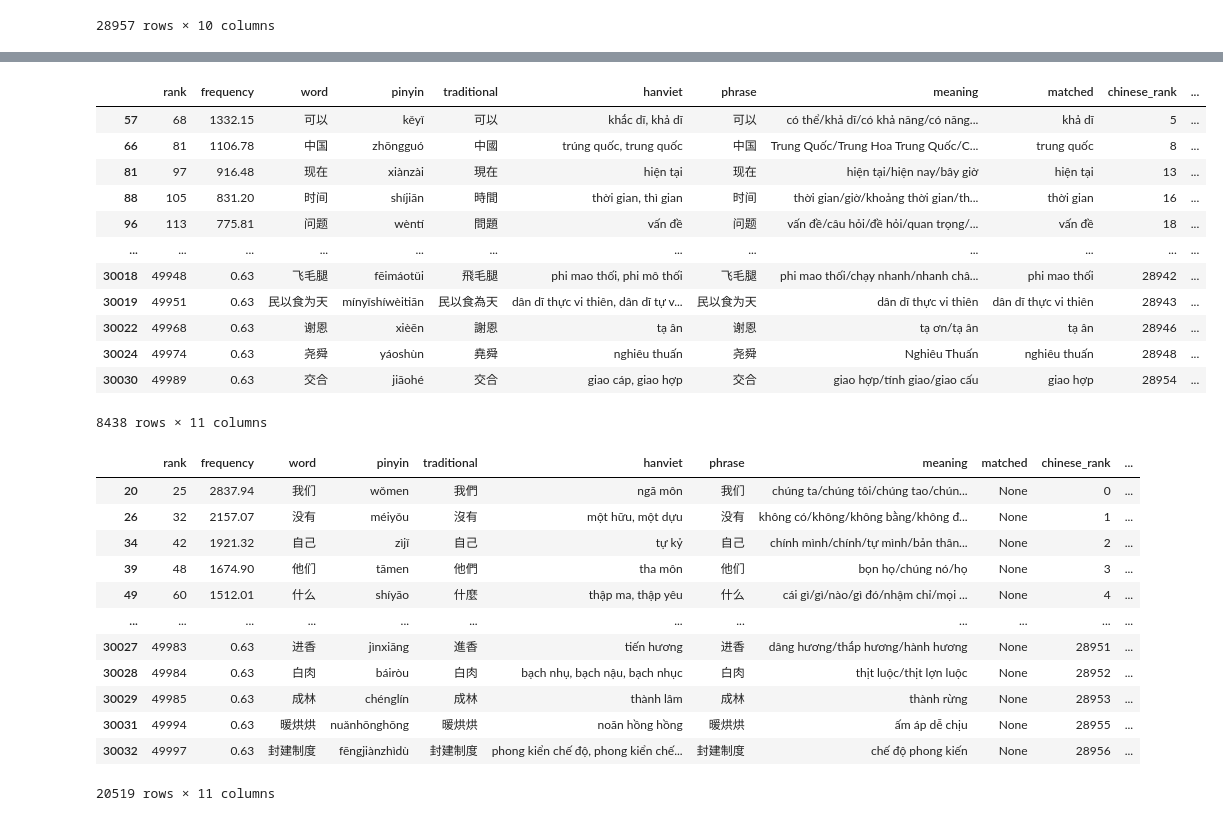
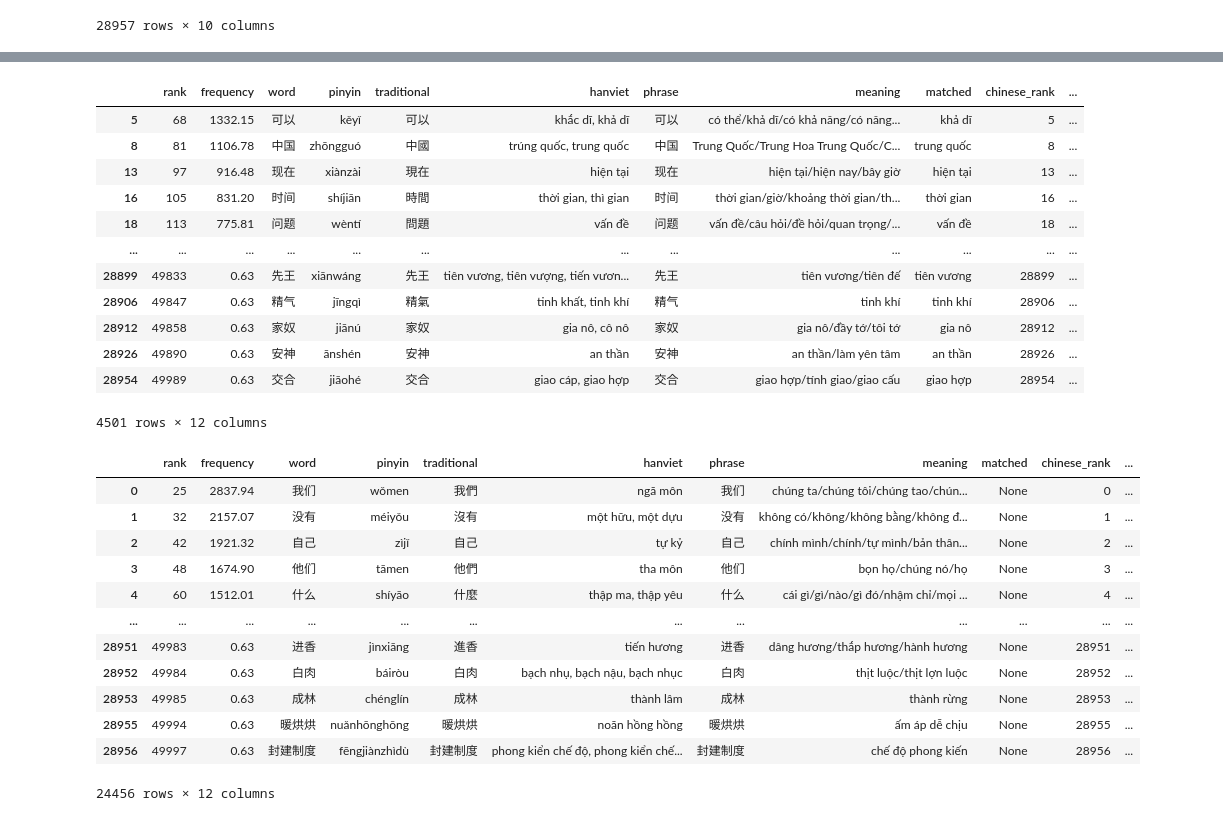
Before and after one commit to ryanphung/chinese-hanviet-cognates, a Jupyter notebook: chinese-hanviet.ipynb, the cells around one changed output, grey strips where cells are left out. Drawn from its saved outputs; the diff is of its cells as text; code cells hidden in the pictures.

```diff
--- a/chinese-hanviet.ipynb
+++ b/chinese-hanviet.ipynb
@@ -365,3 +365,11 @@ df_multisyllabic
 | 30031 | 49994 | 0.63 | 暖烘烘 | nuǎnhōnghōng | 暖烘烘 | noãn hồng hồng | 暖烘烘 | ấm áp dễ chịu | None | 28955 |
 | 30032 | 49997 | 0.63 | 封建制度 | fēngjiànzhìdù | 封建制度 | phong kiển chế độ, phong kiển chế... | 封建制度 | chế độ phong kiến | None | 28956 |
 28957 rows × 10 columns
+# %%
+# Clean up against Opensubs frequency list
+
+df_freq = pd.read_csv('inputs/opensubs-freq.txt', sep='\t', names=['hanviet', 'frequency'])
+# drop low frequency words
+df_freq = df_freq.drop(df_freq[df_freq['frequency'] == 1].index)
+df_freq = df_freq.drop(columns=['frequency'])
+df_freq
@@ -367,0 +390,3 @@ df_multisyllabic
+# %%
+df_cleaned = df_multisyllabic.merge(df_freq, left_on='matched', right_on='hanviet', how='left', suffixes=['', '_matched'])
+df_cleaned
@@ -368,45 +407,45 @@ df_multisyllabic
 # %%
-df_matched = df_multisyllabic.drop(
-    df_multisyllabic[df_multisyllabic['matched'].isnull()].index
+df_matched = df_cleaned.drop(
+    df_cleaned[df_cleaned['hanviet_matched'].isnull()].index
 )
 df_matched['index'] = df_matched.reset_index().index + 1
 df_matched
 # %% [output]
 |  | rank | frequency | word | pinyin | traditional | hanviet | phrase | meaning | matched | chinese_rank | ... |
-| 57 | 68 | 1332.15 | 可以 | kěyǐ | 可以 | khắc dĩ, khả dĩ | 可以 | có thể/khả dĩ/có khả năng/có năng... | khả dĩ | 5 | ... |
-| 66 | 81 | 1106.78 | 中国 | zhōngguó | 中國 | trúng quốc, trung quốc | 中国 | Trung Quốc/Trung Hoa Trung Quốc/C... | trung quốc | 8 | ... |
-| 81 | 97 | 916.48 | 现在 | xiànzài | 現在 | hiện tại | 现在 | hiện tại/hiện nay/bây giờ | hiện tại | 13 | ... |
-| 88 | 105 | 831.20 | 时间 | shíjiān | 時間 | thời gian, thì gian | 时间 | thời gian/giờ/khoảng thời gian/th... | thời gian | 16 | ... |
-| 96 | 113 | 775.81 | 问题 | wèntí | 問題 | vấn đề | 问题 | vấn đề/câu hỏi/đề hỏi/quan trọng/... | vấn đề | 18 | ... |
+| 5 | 68 | 1332.15 | 可以 | kěyǐ | 可以 | khắc dĩ, khả dĩ | 可以 | có thể/khả dĩ/có khả năng/có năng... | khả dĩ | 5 | ... |
+| 8 | 81 | 1106.78 | 中国 | zhōngguó | 中國 | trúng quốc, trung quốc | 中国 | Trung Quốc/Trung Hoa Trung Quốc/C... | trung quốc | 8 | ... |
+| 13 | 97 | 916.48 | 现在 | xiànzài | 現在 | hiện tại | 现在 | hiện tại/hiện nay/bây giờ | hiện tại | 13 | ... |
+| 16 | 105 | 831.20 | 时间 | shíjiān | 時間 | thời gian, thì gian | 时间 | thời gian/giờ/khoảng thời gian/th... | thời gian | 16 | ... |
+| 18 | 113 | 775.81 | 问题 | wèntí | 問題 | vấn đề | 问题 | vấn đề/câu hỏi/đề hỏi/quan trọng/... | vấn đề | 18 | ... |
 | ... | ... | ... | ... | ... | ... | ... | ... | ... | ... | ... | ... |
-| 30018 | 49948 | 0.63 | 飞毛腿 | fēimáotǔi | 飛毛腿 | phi mao thối, phi mô thối | 飞毛腿 | phi mao thối/chạy nhanh/nhanh châ... | phi mao thối | 28942 | ... |
-| 30019 | 49951 | 0.63 | 民以食为天 | mínyǐshíwèitiān | 民以食為天 | dân dĩ thực vi thiên, dân dĩ tự v... | 民以食为天 | dân dĩ thực vi thiên | dân dĩ thực vi thiên | 28943 | ... |
-| 30022 | 49968 | 0.63 | 谢恩 | xièēn | 謝恩 | tạ ân | 谢恩 | tạ ơn/tạ ân | tạ ân | 28946 | ... |
-| 30024 | 49974 | 0.63 | 尧舜 | yáoshùn | 堯舜 | nghiêu thuấn | 尧舜 | Nghiêu Thuấn | nghiêu thuấn | 28948 | ... |
-| 30030 | 49989 | 0.63 | 交合 | jiāohé | 交合 | giao cáp, giao hợp | 交合 | giao hợp/tính giao/giao cấu | giao hợp | 28954 | ... |
+| 28899 | 49833 | 0.63 | 先王 | xiānwáng | 先王 | tiên vương, tiên vượng, tiến vươn... | 先王 | tiên vương/tiên đế | tiên vương | 28899 | ... |
+| 28906 | 49847 | 0.63 | 精气 | jīngqì | 精氣 | tinh khất, tinh khí | 精气 | tinh khí | tinh khí | 28906 | ... |
+| 28912 | 49858 | 0.63 | 家奴 | jiānú | 家奴 | gia nô, cô nô | 家奴 | gia nô/đầy tớ/tôi tớ | gia nô | 28912 | ... |
+| 28926 | 49890 | 0.63 | 安神 | ānshén | 安神 | an thần | 安神 | an thần/làm yên tâm | an thần | 28926 | ... |
+| 28954 | 49989 | 0.63 | 交合 | jiāohé | 交合 | giao cáp, giao hợp | 交合 | giao hợp/tính giao/giao cấu | giao hợp | 28954 | ... |
-8438 rows × 11 columns
+4501 rows × 12 columns
 # %%
 df_matched.to_csv('outputs/chinese-hanviet-cognates.tsv', sep='\t', index=False, columns=['index', 'chinese_rank', 'frequency', 'word', 'traditional', 'pinyin', 'matched', 'meaning'])
 # %%
-df_not_matched = df_multisyllabic.drop(
-    df_multisyllabic[df_multisyllabic['matched'].notnull()].index
+df_not_matched = df_cleaned.drop(
+    df_cleaned[df_cleaned['hanviet_matched'].notnull()].index
 )
 df_not_matched['index'] = df_not_matched.reset_index().index + 1
 df_not_matched
 # %% [output]
 |  | rank | frequency | word | pinyin | traditional | hanviet | phrase | meaning | matched | chinese_rank | ... |
-| 20 | 25 | 2837.94 | 我们 | wǒmen | 我們 | ngã môn | 我们 | chúng ta/chúng tôi/chúng tao/chún... | None | 0 | ... |
-| 26 | 32 | 2157.07 | 没有 | méiyǒu | 沒有 | một hữu, một dựu | 没有 | không có/không/không bằng/không đ... | None | 1 | ... |
-| 34 | 42 | 1921.32 | 自己 | zìjǐ | 自己 | tự kỷ | 自己 | chính mình/chính/tự mình/bản thân... | None | 2 | ... |
-| 39 | 48 | 1674.90 | 他们 | tāmen | 他們 | tha môn | 他们 | bọn họ/chúng nó/họ | None | 3 | ... |
-| 49 | 60 | 1512.01 | 什么 | shíyāo | 什麼 | thập ma, thập yêu | 什么 | cái gì/gì/nào/gì đó/nhậm chỉ/mọi ... | None | 4 | ... |
+| 0 | 25 | 2837.94 | 我们 | wǒmen | 我們 | ngã môn | 我们 | chúng ta/chúng tôi/chúng tao/chún... | None | 0 | ... |
+| 1 | 32 | 2157.07 | 没有 | méiyǒu | 沒有 | một hữu, một dựu | 没有 | không có/không/không bằng/không đ... | None | 1 | ... |
+| 2 | 42 | 1921.32 | 自己 | zìjǐ | 自己 | tự kỷ | 自己 | chính mình/chính/tự mình/bản thân... | None | 2 | ... |
+| 3 | 48 | 1674.90 | 他们 | tāmen | 他們 | tha môn | 他们 | bọn họ/chúng nó/họ | None | 3 | ... |
+| 4 | 60 | 1512.01 | 什么 | shíyāo | 什麼 | thập ma, thập yêu | 什么 | cái gì/gì/nào/gì đó/nhậm chỉ/mọi ... | None | 4 | ... |
 | ... | ... | ... | ... | ... | ... | ... | ... | ... | ... | ... | ... |
-| 30027 | 49983 | 0.63 | 进香 | jìnxiāng | 進香 | tiến hương | 进香 | dâng hương/thắp hương/hành hương | None | 28951 | ... |
-| 30028 | 49984 | 0.63 | 白肉 | báiròu | 白肉 | bạch nhụ, bạch nậu, bạch nhục | 白肉 | thịt luộc/thịt lợn luộc | None | 28952 | ... |
-| 30029 | 49985 | 0.63 | 成林 | chénglín | 成林 | thành lâm | 成林 | thành rừng | None | 28953 | ... |
-| 30031 | 49994 | 0.63 | 暖烘烘 | nuǎnhōnghōng | 暖烘烘 | noãn hồng hồng | 暖烘烘 | ấm áp dễ chịu | None | 28955 | ... |
-| 30032 | 49997 | 0.63 | 封建制度 | fēngjiànzhìdù | 封建制度 | phong kiển chế độ, phong kiển chế... | 封建制度 | chế độ phong kiến | None | 28956 | ... |
+| 28951 | 49983 | 0.63 | 进香 | jìnxiāng | 進香 | tiến hương | 进香 | dâng hương/thắp hương/hành hương | None | 28951 | ... |
+| 28952 | 49984 | 0.63 | 白肉 | báiròu | 白肉 | bạch nhụ, bạch nậu, bạch nhục | 白肉 | thịt luộc/thịt lợn luộc | None | 28952 | ... |
+| 28953 | 49985 | 0.63 | 成林 | chénglín | 成林 | thành lâm | 成林 | thành rừng | None | 28953 | ... |
+| 28955 | 49994 | 0.63 | 暖烘烘 | nuǎnhōnghōng | 暖烘烘 | noãn hồng hồng | 暖烘烘 | ấm áp dễ chịu | None | 28955 | ... |
+| 28956 | 49997 | 0.63 | 封建制度 | fēngjiànzhìdù | 封建制度 | phong kiển chế độ, phong kiển chế... | 封建制度 | chế độ phong kiến | None | 28956 | ... |
-20519 rows × 11 columns
+24456 rows × 12 columns
 # %%
 df_not_matched.to_csv('outputs/chinese-hanviet-non-cognates.tsv', sep='\t', index=False, columns=['index', 'chinese_rank', 'frequency', 'word', 'traditional', 'pinyin', 'hanviet', 'meaning'])
 # %%
```
Also changed, not shown: parts of 3 cells of this notebook, 7 other files.
